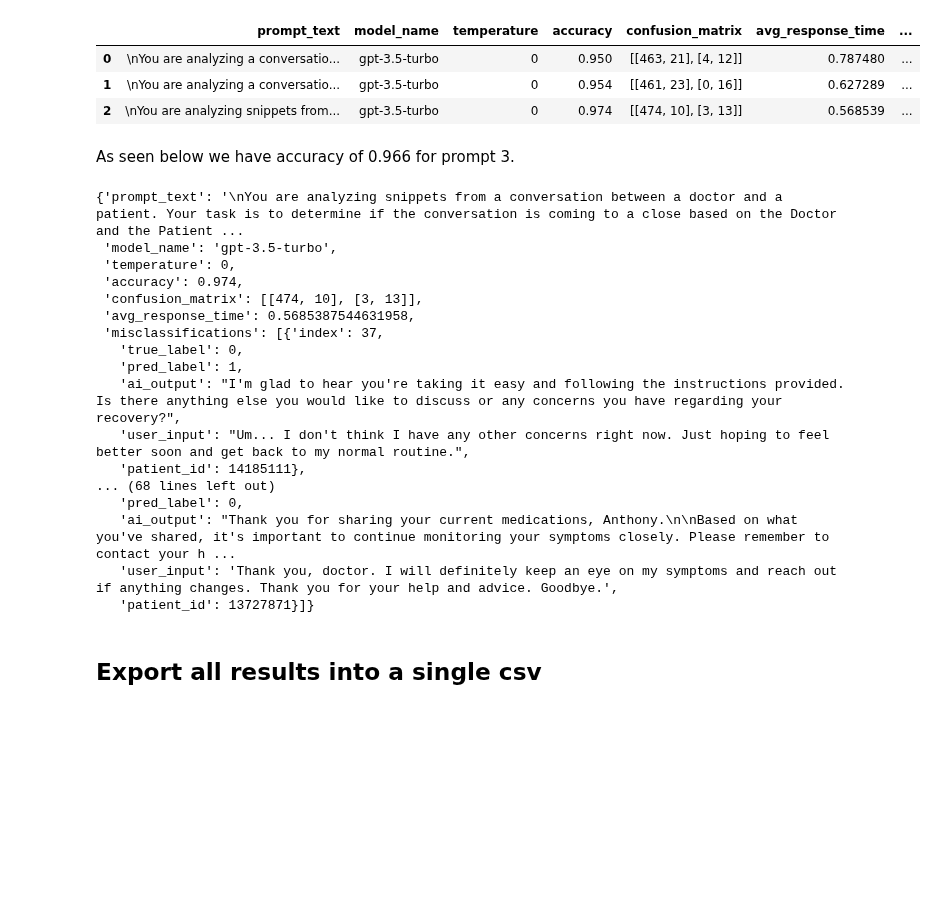
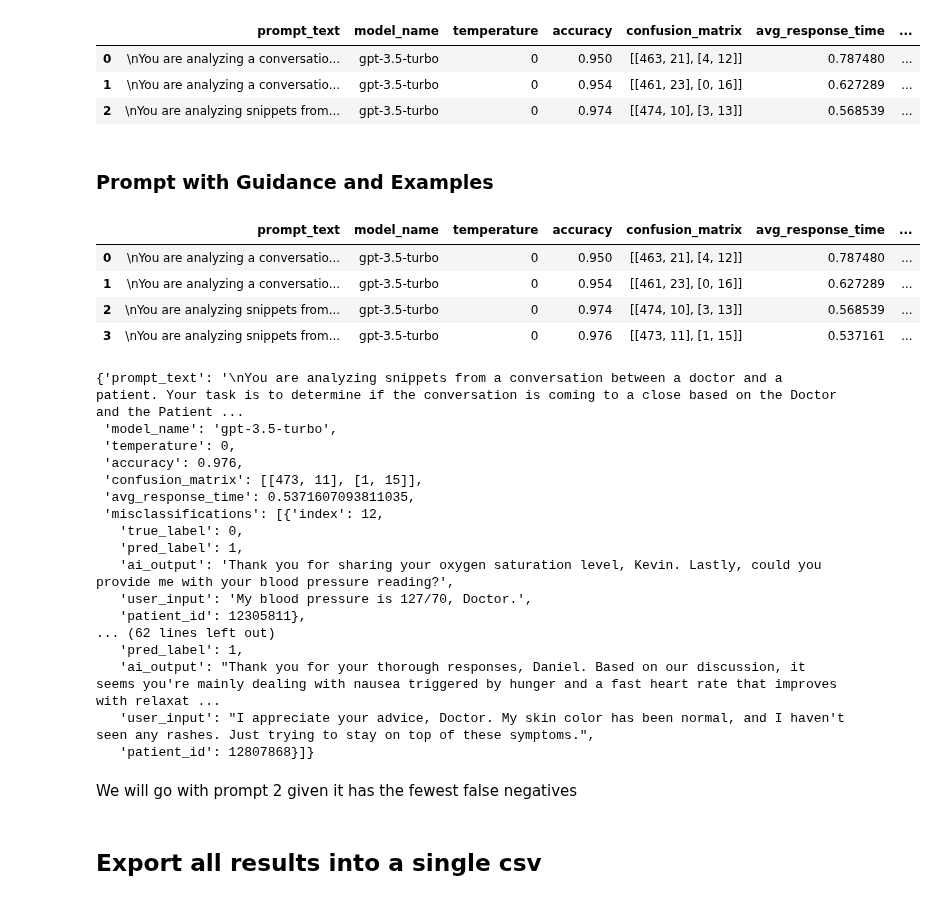
Before and after one commit to recoverycompanion/reco, a Jupyter notebook: reco_analysis/notebooks/conversation_closing_detection.ipynb, the cells around one changed output. Cells and saved outputs as stored; diff of their text form; code cells hidden in the pictures; blank space fills up the shorter version.

```diff
--- a/reco_analysis/notebooks/conversation_closing_detection.ipynb
+++ b/reco_analysis/notebooks/conversation_closing_detection.ipynb
@@ -127,7 +127,8 @@ def get_misclassifications (y_true, y_pred, labeled_segments):
         y_pred (list): List of predicted labels.
         labeled_segments (DataFrame): DataFrame containing the labeled segments.
     """
-    misclassifications = []
+    false_positives = []
+    false_negatives = []
     for index, (true_label, pred_label) in enumerate(zip(y_true, y_pred)):
         if true_label != pred_label:
             misclassifications.append({
@@ -400,25 +401,5 @@ results_df
 | 0 | \nYou are analyzing a conversatio... | gpt-3.5-turbo | 0 | 0.950 | [[463, 21], [4, 12]] | 0.787480 | ... |
 | 1 | \nYou are analyzing a conversatio... | gpt-3.5-turbo | 0 | 0.954 | [[461, 23], [0, 16]] | 0.627289 | ... |
 | 2 | \nYou are analyzing snippets from... | gpt-3.5-turbo | 0 | 0.974 | [[474, 10], [3, 13]] | 0.568539 | ... |
-# %% [markdown]
-As seen below we have accuracy of 0.966 for prompt 3.
-# %%
-experiment_3_results
-# %% [output]
-{'prompt_text': '\nYou are analyzing snippets from a conversation between a doctor and a patient. Your task is to determine if the conversation is coming to a close based on the Doctor and the Patient ...
- 'model_name': 'gpt-3.5-turbo',
- 'temperature': 0,
- 'accuracy': 0.974,
- 'confusion_matrix': [[474, 10], [3, 13]],
- 'avg_response_time': 0.5685387544631958,
- 'misclassifications': [{'index': 37,
-   'true_label': 0,
-   'pred_label': 1,
-   'ai_output': "I'm glad to hear you're taking it easy and following the instructions provided. Is there anything else you would like to discuss or any concerns you have regarding your recovery?",
-   'user_input': "Um... I don't think I have any other concerns right now. Just hoping to feel better soon and get back to my normal routine.",
-   'patient_id': 14185111},
-... (68 lines left out)
-   'pred_label': 0,
-   'ai_output': "Thank you for sharing your current medications, Anthony.\n\nBased on what you've shared, it's important to continue monitoring your symptoms closely. Please remember to contact your h ...
-   'user_input': 'Thank you, doctor. I will definitely keep an eye on my symptoms and reach out if anything changes. Thank you for your help and advice. Goodbye.',
-   'patient_id': 13727871}]}
+# %% [markdown]
+### Prompt with Guidance and Examples
@@ -425,3 +456,34 @@ experiment_3_results
+# %%
+results_df = append_results_to_dataframe(experiment_4_results, results_df)
+results_df
+# %% [output]
+|  | prompt_text | model_name | temperature | accuracy | confusion_matrix | avg_response_time | ... |
+| 0 | \nYou are analyzing a conversatio... | gpt-3.5-turbo | 0 | 0.950 | [[463, 21], [4, 12]] | 0.787480 | ... |
+| 1 | \nYou are analyzing a conversatio... | gpt-3.5-turbo | 0 | 0.954 | [[461, 23], [0, 16]] | 0.627289 | ... |
+| 2 | \nYou are analyzing snippets from... | gpt-3.5-turbo | 0 | 0.974 | [[474, 10], [3, 13]] | 0.568539 | ... |
+| 3 | \nYou are analyzing snippets from... | gpt-3.5-turbo | 0 | 0.976 | [[473, 11], [1, 15]] | 0.537161 | ... |
+# %%
+experiment_4_results
+# %% [output]
+{'prompt_text': '\nYou are analyzing snippets from a conversation between a doctor and a patient. Your task is to determine if the conversation is coming to a close based on the Doctor and the Patient ...
+ 'model_name': 'gpt-3.5-turbo',
+ 'temperature': 0,
+ 'accuracy': 0.976,
+ 'confusion_matrix': [[473, 11], [1, 15]],
+ 'avg_response_time': 0.5371607093811035,
+ 'misclassifications': [{'index': 12,
+   'true_label': 0,
+   'pred_label': 1,
+   'ai_output': 'Thank you for sharing your oxygen saturation level, Kevin. Lastly, could you provide me with your blood pressure reading?',
+   'user_input': 'My blood pressure is 127/70, Doctor.',
+   'patient_id': 12305811},
+... (62 lines left out)
+   'pred_label': 1,
+   'ai_output': "Thank you for your thorough responses, Daniel. Based on our discussion, it seems you're mainly dealing with nausea triggered by hunger and a fast heart rate that improves with relaxat ...
+   'user_input': "I appreciate your advice, Doctor. My skin color has been normal, and I haven't seen any rashes. Just trying to stay on top of these symptoms.",
+   'patient_id': 12807868}]}
+# %% [markdown]
+We will go with prompt 2 given it has the fewest false negatives
 # %% [markdown]
 ## Export all results into a single csv
 # %%
```
Also changed, not shown: parts of 3 cells of this notebook.
